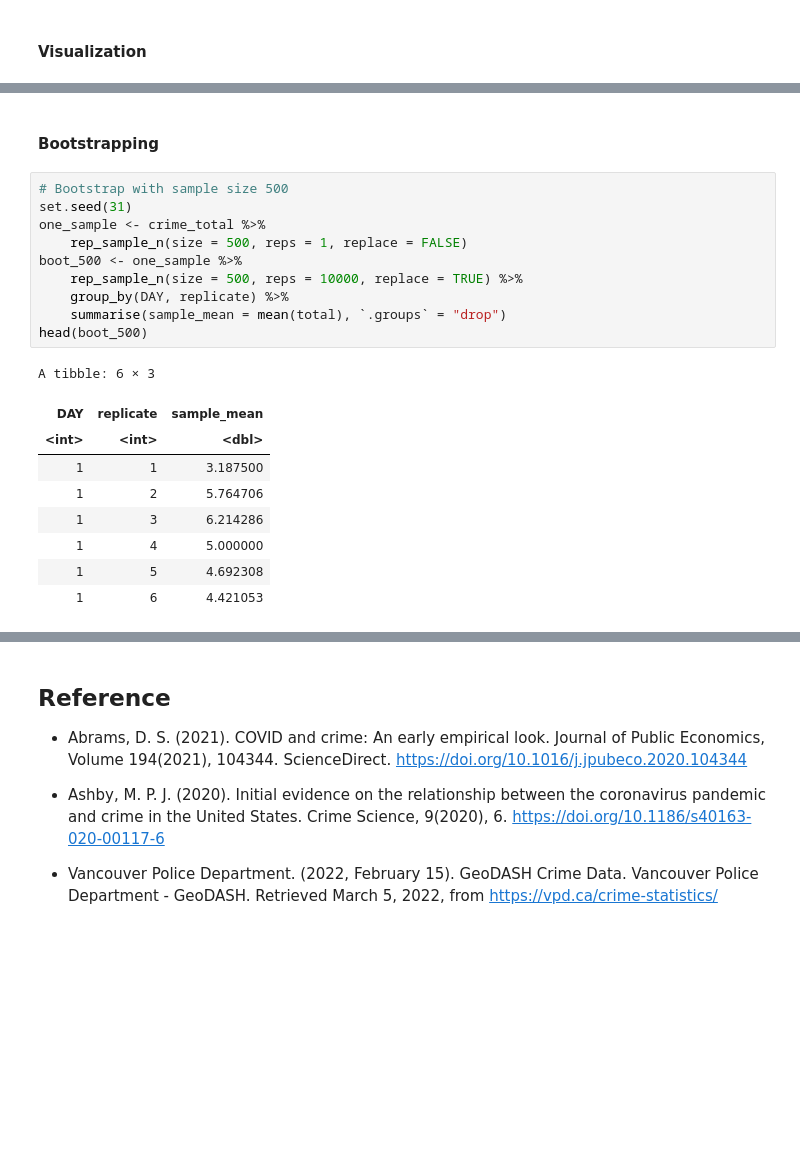
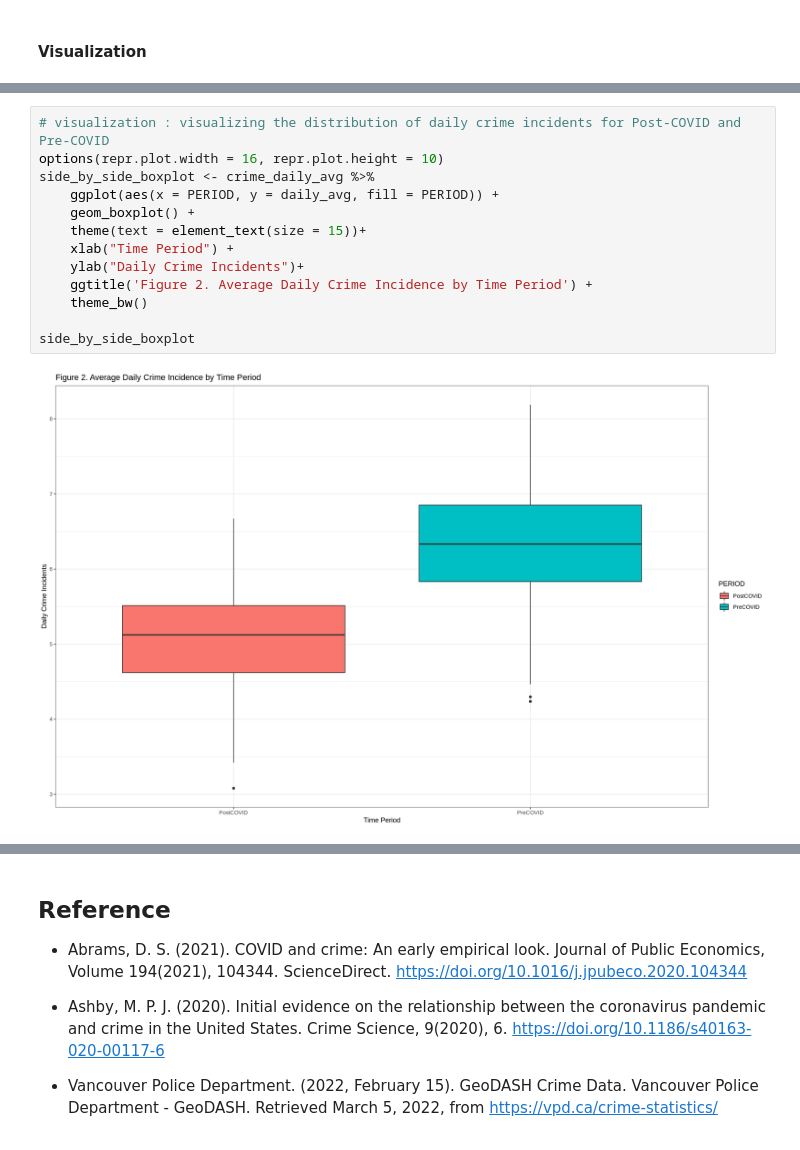
Before and after one commit to MarsZan/STAT201_Project_Group_30, a Jupyter notebook: Project_Proposal.ipynb, the cells around one changed output, grey strips where cells are left out. Saved outputs shown, nothing was run; the diff lists cells and outputs as text; blank space fills up the shorter version.

```diff
--- a/Project_Proposal.ipynb
+++ b/Project_Proposal.ipynb
@@ -255,25 +143,18 @@ sampling_dist_500
-# %% [markdown]
-#### Bootstrapping
-# %%
-# Bootstrap with sample size 500
-set.seed(31)
-one_sample <- crime_total %>%
-    rep_sample_n(size = 500, reps = 1, replace = FALSE)
-boot_500 <- one_sample %>%
-    rep_sample_n(size = 500, reps = 10000, replace = TRUE) %>%
-    group_by(DAY, replicate) %>%
-    summarise(sample_mean = mean(total), `.groups` = "drop")
-head(boot_500)
-# %% [output]
-A tibble: 6 × 3
-| DAY | replicate | sample_mean |
-| <int> | <int> | <dbl> |
-| 1 | 1 | 3.187500 |
-| 1 | 2 | 5.764706 |
-| 1 | 3 | 6.214286 |
-| 1 | 4 | 5.000000 |
-| 1 | 5 | 4.692308 |
-| 1 | 6 | 4.421053 |
+# %%
+# visualization : visualizing the distribution of daily crime incidents for Post-COVID and Pre-COVID
+options(repr.plot.width = 16, repr.plot.height = 10)
+side_by_side_boxplot <- crime_daily_avg %>%
+    ggplot(aes(x = PERIOD, y = daily_avg, fill = PERIOD)) +
+    geom_boxplot() +
+    theme(text = element_text(size = 15))+
+    xlab("Time Period") +
+    ylab("Daily Crime Incidents")+
+    ggtitle('Figure 2. Average Daily Crime Incidence by Time Period') +
+    theme_bw()
+
+side_by_side_boxplot
+# %% [output]
+[figure, added]
 # %%
 options(repr.plot.width = 8, repr.plot.height = 8)
 bootstrap_500 <- boot_500 %>%
```
Also changed, not shown: parts of 31 cells of this notebook.
